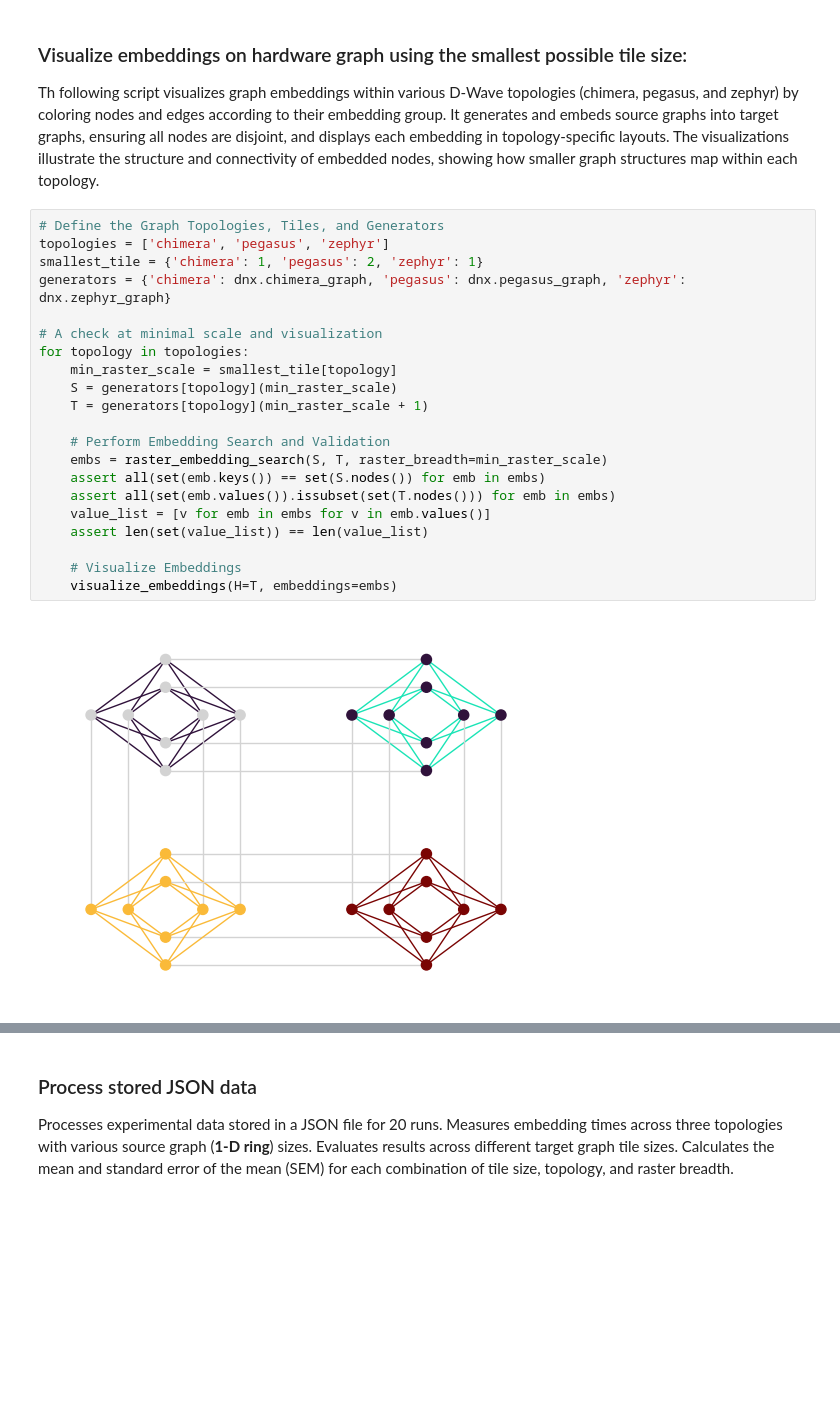
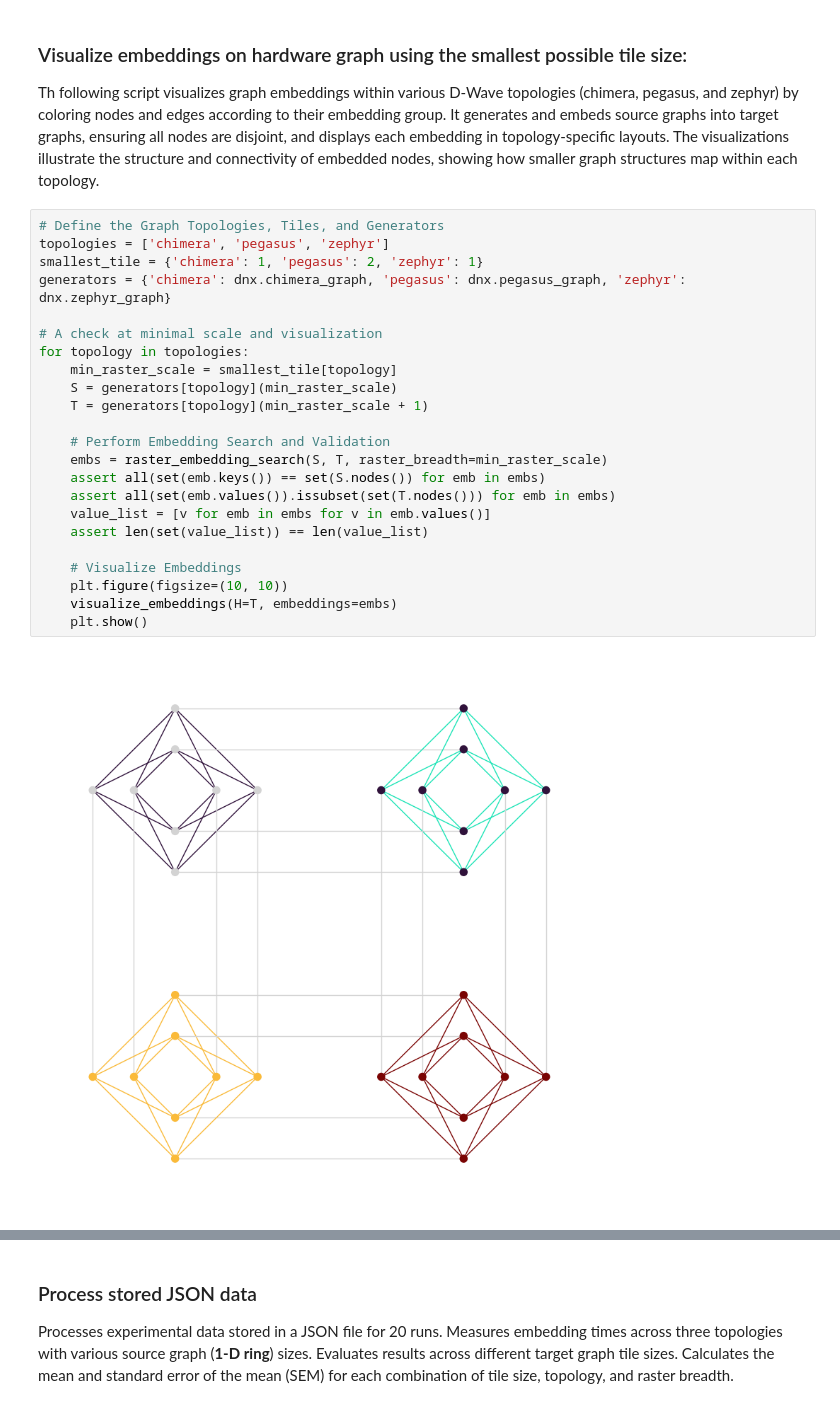
Before and after one commit to AndyZzzZzzZzz/minorminer, a Jupyter notebook: minorminer/utils/analysis.ipynb, the cells around one changed output, grey strips where cells are left out. Drawn from its saved outputs; the diff is of its cells as text; blank space fills up the shorter version.

```diff
--- a/minorminer/utils/analysis.ipynb
+++ b/minorminer/utils/analysis.ipynb
@@ -22,23 +22,25 @@ Th following script visualizes graph embeddings within various D-Wave topologies
 # %%
 # Define the Graph Topologies, Tiles, and Generators
 topologies = ['chimera', 'pegasus', 'zephyr']
 smallest_tile = {'chimera': 1, 'pegasus': 2, 'zephyr': 1}
 generators = {'chimera': dnx.chimera_graph, 'pegasus': dnx.pegasus_graph, 'zephyr': dnx.zephyr_graph}
 
 # A check at minimal scale and visualization
 for topology in topologies:
     min_raster_scale = smallest_tile[topology]
     S = generators[topology](min_raster_scale)
     T = generators[topology](min_raster_scale + 1)
 
     # Perform Embedding Search and Validation
     embs = raster_embedding_search(S, T, raster_breadth=min_raster_scale)
     assert all(set(emb.keys()) == set(S.nodes()) for emb in embs)
     assert all(set(emb.values()).issubset(set(T.nodes())) for emb in embs)
     value_list = [v for emb in embs for v in emb.values()]
     assert len(set(value_list)) == len(value_list)
 
     # Visualize Embeddings
+    plt.figure(figsize=(10, 10))
     visualize_embeddings(H=T, embeddings=embs)
+    plt.show()
 # %% [output]
-[figure, old version]
+[figure, new version]
```
Also changed, not shown: parts of 11 cells of this notebook.
